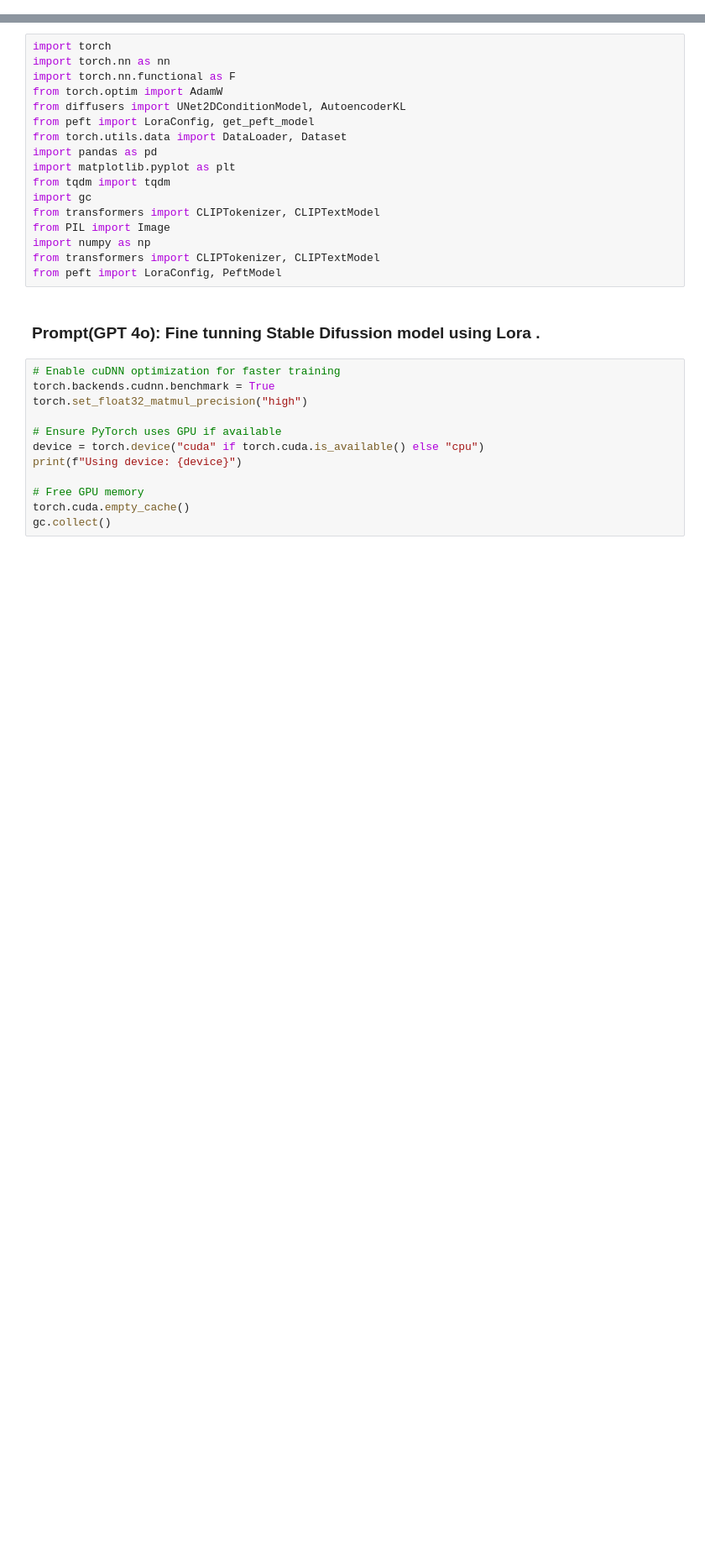
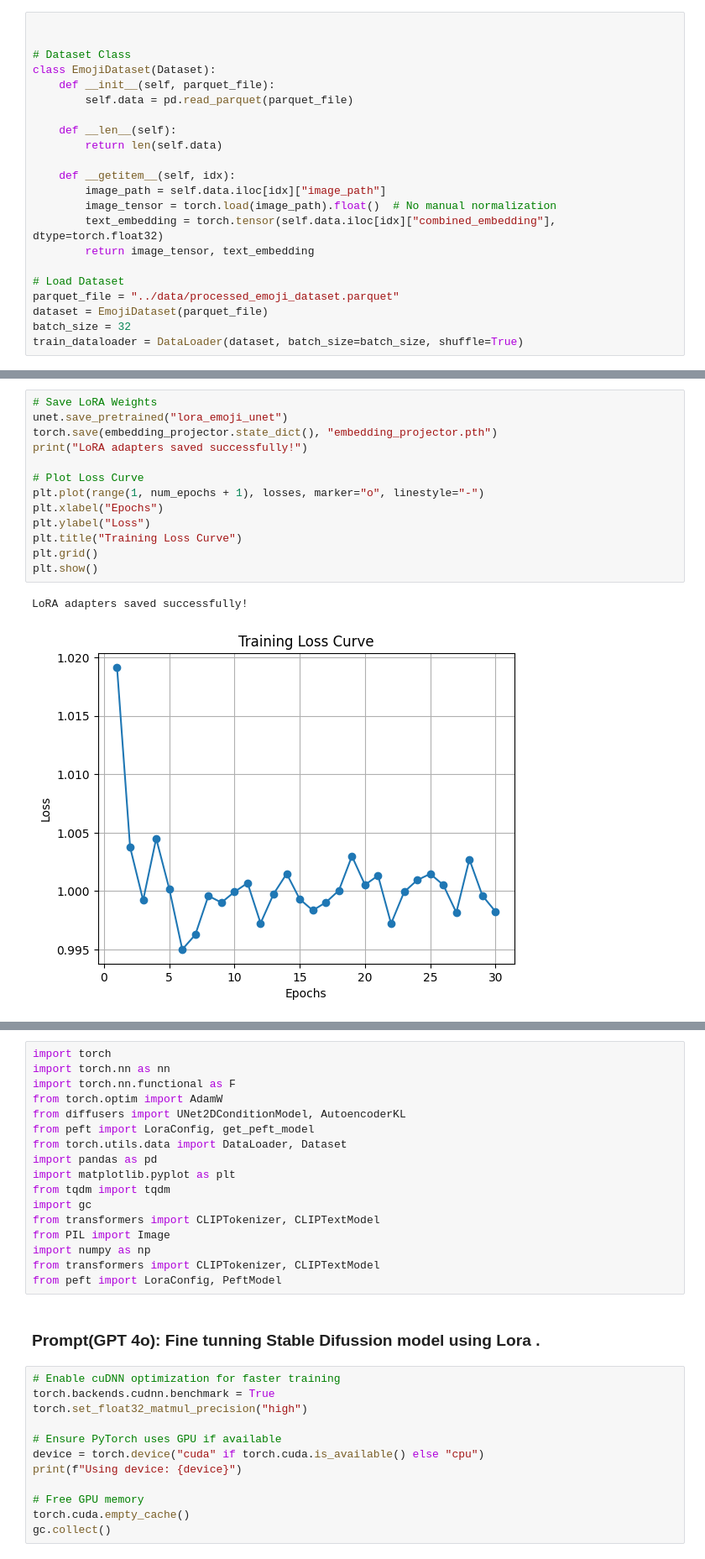
Before and after one commit to LCM-W25-3035/EmojiGen, a Jupyter notebook: Notebooks/Emoji_Diffusion_.ipynb, the cells around one changed output, grey strips where cells are left out. Shown at 84% size. Cells and saved outputs as stored; diff of their text form; blank space fills up the shorter version.

```diff
--- a/Notebooks/Emoji_Diffusion_.ipynb
+++ b/Notebooks/Emoji_Diffusion_.ipynb
@@ -0,0 +31,22 @@
+# %%
+
+
+# Dataset Class
+class EmojiDataset(Dataset):
+    def __init__(self, parquet_file):
+        self.data = pd.read_parquet(parquet_file)
+
+    def __len__(self):
+        return len(self.data)
+
+    def __getitem__(self, idx):
+        image_path = self.data.iloc[idx]["image_path"]
+        image_tensor = torch.load(image_path).float()  # No manual normalization
+        text_embedding = torch.tensor(self.data.iloc[idx]["combined_embedding"], dtype=torch.float32)
+        return image_tensor, text_embedding
+
+# Load Dataset
+parquet_file = "../data/processed_emoji_dataset.parquet"
+dataset = EmojiDataset(parquet_file)
+batch_size = 32
+train_dataloader = DataLoader(dataset, batch_size=batch_size, shuffle=True)
@@ -0,0 +162,16 @@
+# %%
+# Save LoRA Weights
+unet.save_pretrained("lora_emoji_unet")
+torch.save(embedding_projector.state_dict(), "embedding_projector.pth")
+print("LoRA adapters saved successfully!")
+
+# Plot Loss Curve
+plt.plot(range(1, num_epochs + 1), losses, marker="o", linestyle="-")
+plt.xlabel("Epochs")
+plt.ylabel("Loss")
+plt.title("Training Loss Curve")
+plt.grid()
+plt.show()
+# %% [output]
+LoRA adapters saved successfully!
+[figure, added]
```
Also changed, not shown: parts of 11 cells of this notebook, 4 other files.
